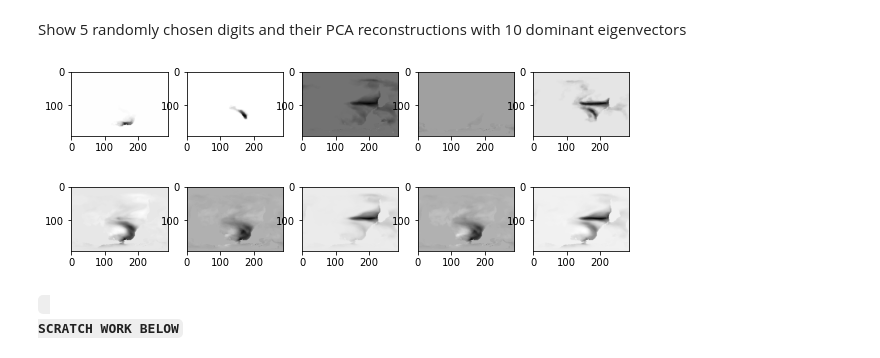
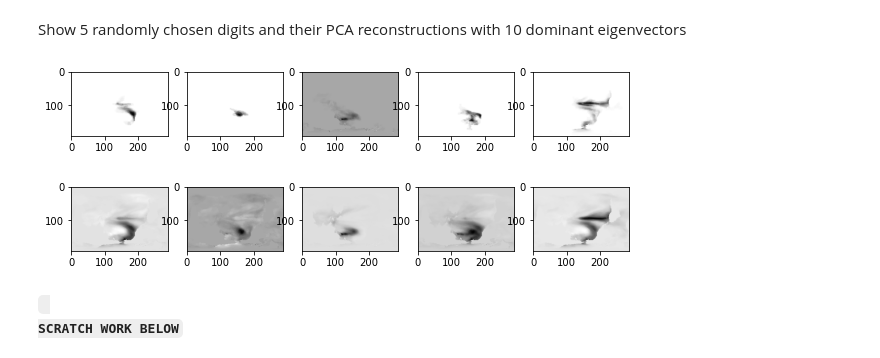
Before and after one commit to CassiaCai/marine_heatwaves, a Jupyter notebook: 4_bloblikeevents.ipynb, the cells around one changed output. Saved outputs shown, nothing was run; the diff lists cells and outputs as text; code cells hidden in the pictures.

```diff
--- a/4_bloblikeevents.ipynb
+++ b/4_bloblikeevents.ipynb
@@ -381,13 +381,13 @@ Show 5 randomly chosen digits and their PCA reconstructions with 10 dominant eig
 # %%
 plt.figure(figsize=(10,5))
 for i in range(len(indices)):
-    plt.subplot(1,5,i+1), plt.imshow(np.reshape(digits[indices[i],:], image_shape), cmap="Greys"), plt.axis('on')
+    plt.subplot(1,5,i+1), plt.imshow(np.reshape(grid[indices[i],:], image_shape), cmap="Greys"), plt.axis('on')
 plt.show()
 
 plt.figure(figsize=(10,5))
 for i in range(len(indices)):
-    plt.subplot(1,5,i+1), plt.imshow(np.reshape(digits_recons_3[indices[i],:], image_shape),cmap="Greys"), plt.axis('on')
+    plt.subplot(1,5,i+1), plt.imshow(np.reshape(grid_recons_3[indices[i],:], image_shape),cmap="Greys"), plt.axis('on')
 plt.show()
 # %% [output]
-[figure, old version]
+[figure, new version]
-[figure, old version]
+[figure, new version]
```
Also changed, not shown: parts of 1 cell of this notebook.
